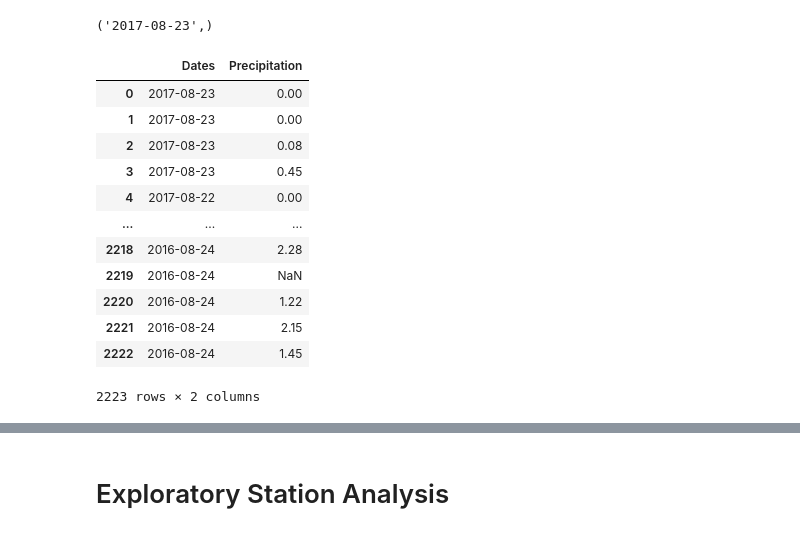
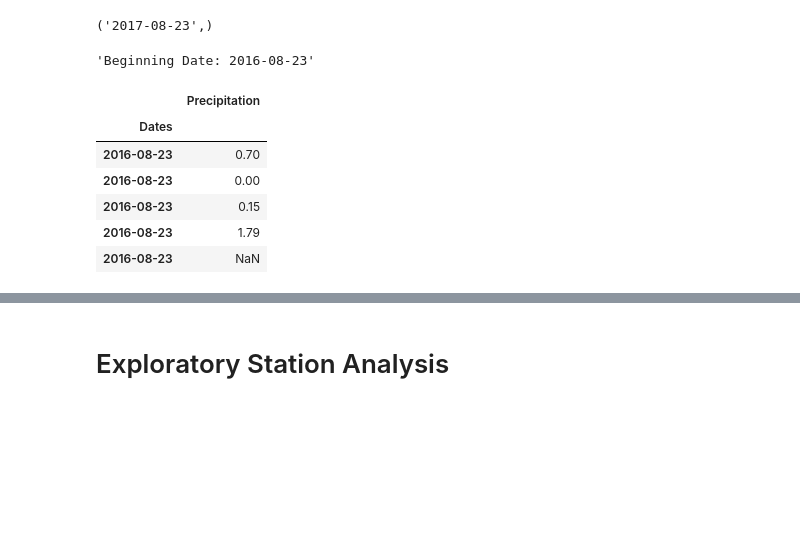
Before and after one commit to peatk/SQLAlchemy, a Jupyter notebook: Surfs Up Bruh/climate_starter.ipynb, the cells around one changed output, grey strips where cells are left out. Cells and saved outputs as stored; diff of their text form; code cells hidden in the pictures; blank space fills up the shorter version.

```diff
--- a/Surfs Up Bruh/climate_starter.ipynb
+++ b/Surfs Up Bruh/climate_starter.ipynb
@@ -48,30 +54,29 @@ session.query(measurement.date).order_by(measurement.date.desc()).first()
 
 # Calculate the date one year from the last date in data set.
 target_date = dt.date(2017,8,23) - dt.timedelta(days=365)
-target_date
+f'Beginning Date: {target_date}'
+# %% [output]
+'Beginning Date: 2016-08-23'
 # %%
 # Perform a query to retrieve the data and precipitation scores
 dates_prcp = session.query(measurement.date, measurement.prcp).\
-    filter(measurement.date > target_date).\
+    filter(measurement.date >= target_date).\
     order_by(measurement.date.desc()).all()
 
 # Save the query results as a Pandas DataFrame. Explicitly set the column names
-precip_df = pd.DataFrame(dates_prcp, columns = ['Dates', 'Precipitation'])
+precip_df = pd.DataFrame(dates_prcp).rename(columns = {'date':'Dates', 'prcp':'Precipitation'})
+precip_df.set_index('Dates', inplace=True)
 precip_df
 # Sort the dataframe by date
+precip_df.sort_index(inplace=True)
+precip_df.head()
 # %% [output]
-|  | Dates | Precipitation |
-| 0 | 2017-08-23 | 0.00 |
-| 1 | 2017-08-23 | 0.00 |
-| 2 | 2017-08-23 | 0.08 |
-| 3 | 2017-08-23 | 0.45 |
-| 4 | 2017-08-22 | 0.00 |
-| ... | ... | ... |
-| 2218 | 2016-08-24 | 2.28 |
-| 2219 | 2016-08-24 | NaN |
-| 2220 | 2016-08-24 | 1.22 |
-| 2221 | 2016-08-24 | 2.15 |
-| 2222 | 2016-08-24 | 1.45 |
+|  | Precipitation |
+| Dates |  |
+| 2016-08-23 | 0.70 |
+| 2016-08-23 | 0.00 |
+| 2016-08-23 | 0.15 |
+| 2016-08-23 | 1.79 |
+| 2016-08-23 | NaN |
-2223 rows × 2 columns
 # %%
 # Use Pandas Plotting with Matplotlib to plot the data
```
Also changed, not shown: parts of 8 cells of this notebook, 2 other files.
